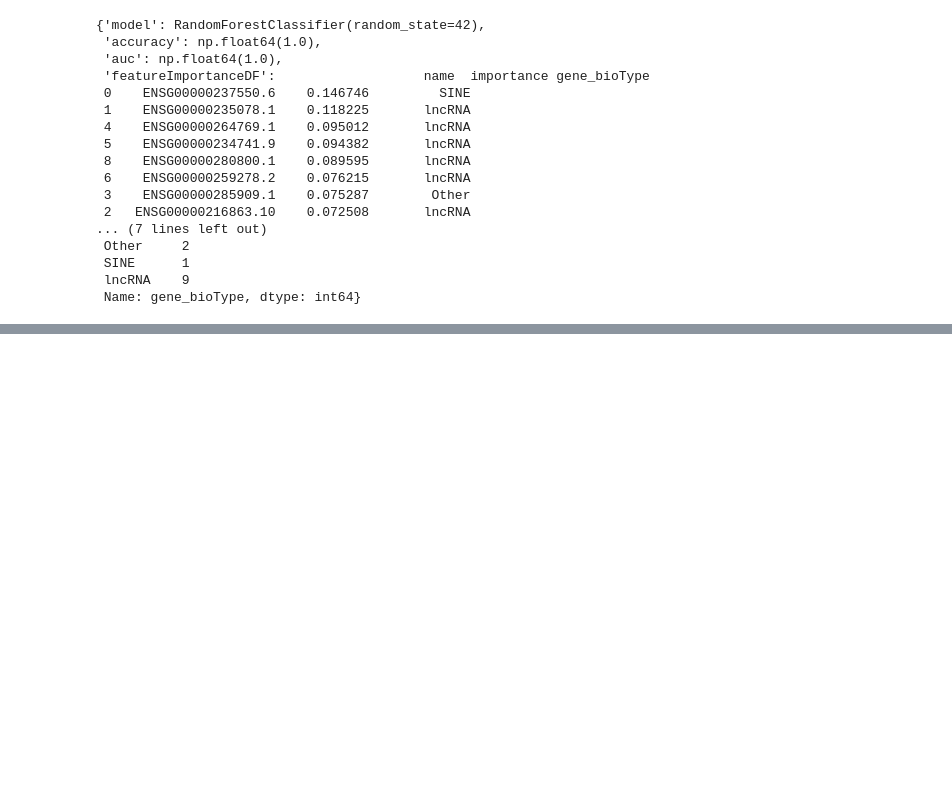
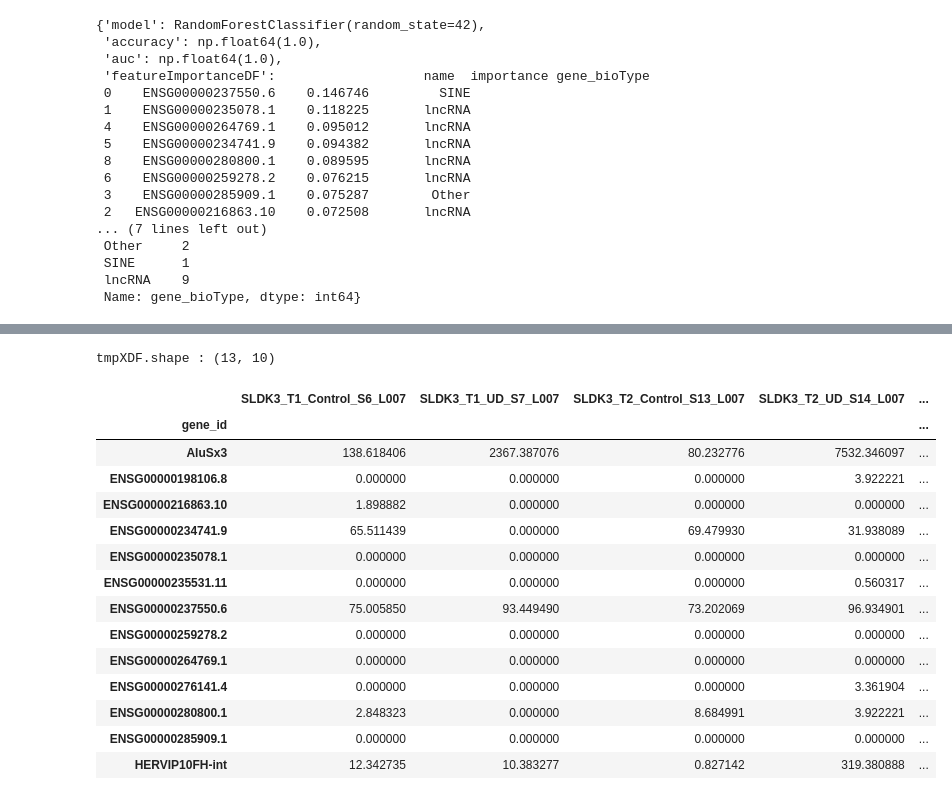
Before and after one commit to aedavids/extraCellularRNA, a Jupyter notebook: intraExtraRNA_POC/jupyterNotebooks/elife/lungCancer/elifeLungCancerNon-CodingBiomarkerRandomForest.ipynb, the cells around one changed output, grey strips where cells are left out. Saved outputs shown, nothing was run; the diff lists cells and outputs as text; code cells hidden in the pictures; blank space fills up the shorter version.

Commit message:
made prediction on tempus undiluted and healthy control using rf model trained on elife. all samples where predicted to be healthy control

```diff
--- a/intraExtraRNA_POC/jupyterNotebooks/elife/lungCancer/elifeLungCancerNon-CodingBiomarkerRandomForest.ipynb
+++ b/intraExtraRNA_POC/jupyterNotebooks/elife/lungCancer/elifeLungCancerNon-CodingBiomarkerRandomForest.ipynb
@@ -458,0 +522,13 @@ i5Results
+# %%
+def selectSamples(
+                    countDF : pd.DataFrame,
+                    metaDataDF : pd.DataFrame) -> pd.DataFrame :
+    '''
+    TODO
+    '''
+    sampleIds = metaDataDF.loc[:, "sample_id"].to_list()
+    retDF = countDF.loc[:, ['gene_id'] + sampleIds]
+
+    return retDF
+
+tempusSampleCountsDF = selectSamples(tempusCountDF, tempusSamplesMetaDF)
@@ -458,0 +543,7 @@ i5Results
+# %%
+i5ResultsDict = loopResultsDict[5]
+rfModel5 = i5ResultsDict['model']
+featureImportance5DF = i5ResultsDict['featureImportanceDF']
+
+print(f'featureImportance5DF.shape : {featureImportance5DF.shape}')
+featureImportance5DF
@@ -458,0 +566,42 @@ i5Results
+# %%
+def selectFeatures(
+                    countDF : pd.DataFrame,
+                    featureImportanceDF : pd.DataFrame
+    ) -> pd.DataFrame :
+    '''
+    TODO
+    '''
+    orderFeaturesSeries = featureImportanceDF.loc[:, "name"]
+    selectBiomarkerFeatures = countDF.loc[:, "gene_id"].isin( orderFeaturesSeries )
+
+    tmpDF = tempusSampleCountsDF.loc[ selectBiomarkerFeatures, : ]
+    tmpDF.set_index( 'gene_id', inplace=True )
+
+    # make sure the rows are in the order the random forest model expects
+    # the featureImportanceDF was sorted by importance
+    # retDF = tmpDF.loc[orderFeaturesSeries, :]
+    retDF = tmpDF
+
+    return retDF
+
+tmpXDF = selectFeatures(tempusSampleCountsDF, featureImportance5DF )
+
+print(f'tmpXDF.shape : {tmpXDF.shape}')
+tmpXDF
+# %% [output]
+tmpXDF.shape : (13, 10)
+|  | SLDK3_T1_Control_S6_L007 | SLDK3_T1_UD_S7_L007 | SLDK3_T2_Control_S13_L007 | SLDK3_T2_UD_S14_L007 | ... |
+| gene_id |  |  |  |  | ... |
+| AluSx3 | 138.618406 | 2367.387076 | 80.232776 | 7532.346097 | ... |
+| ENSG00000198106.8 | 0.000000 | 0.000000 | 0.000000 | 3.922221 | ... |
+| ENSG00000216863.10 | 1.898882 | 0.000000 | 0.000000 | 0.000000 | ... |
+| ENSG00000234741.9 | 65.511439 | 0.000000 | 69.479930 | 31.938089 | ... |
+| ENSG00000235078.1 | 0.000000 | 0.000000 | 0.000000 | 0.000000 | ... |
+| ENSG00000235531.11 | 0.000000 | 0.000000 | 0.000000 | 0.560317 | ... |
+| ENSG00000237550.6 | 75.005850 | 93.449490 | 73.202069 | 96.934901 | ... |
+| ENSG00000259278.2 | 0.000000 | 0.000000 | 0.000000 | 0.000000 | ... |
+| ENSG00000264769.1 | 0.000000 | 0.000000 | 0.000000 | 0.000000 | ... |
+| ENSG00000276141.4 | 0.000000 | 0.000000 | 0.000000 | 3.361904 | ... |
+| ENSG00000280800.1 | 2.848323 | 0.000000 | 8.684991 | 3.922221 | ... |
+| ENSG00000285909.1 | 0.000000 | 0.000000 | 0.000000 | 0.000000 | ... |
+| HERVIP10FH-int | 12.342735 | 10.383277 | 0.827142 | 319.380888 | ... |
```
Also changed, not shown: parts of 18 cells of this notebook.
